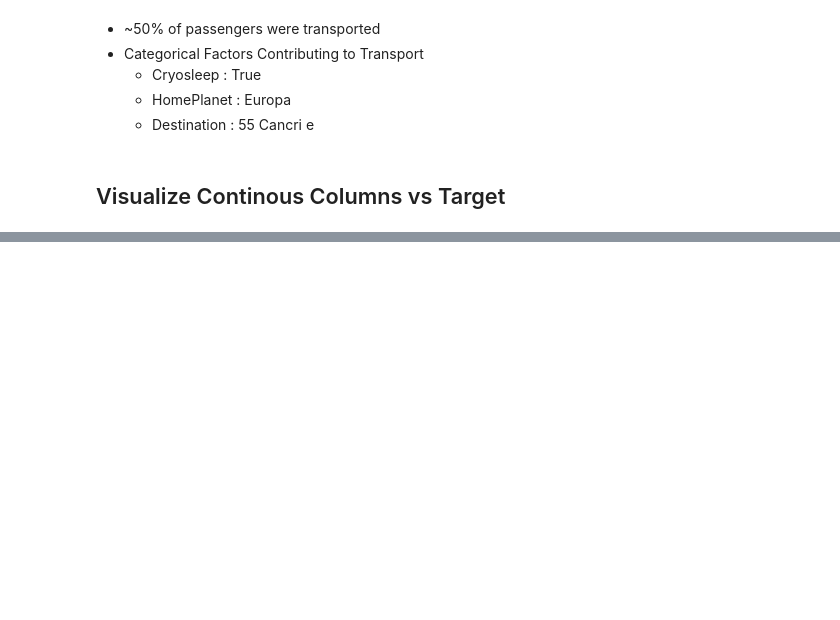
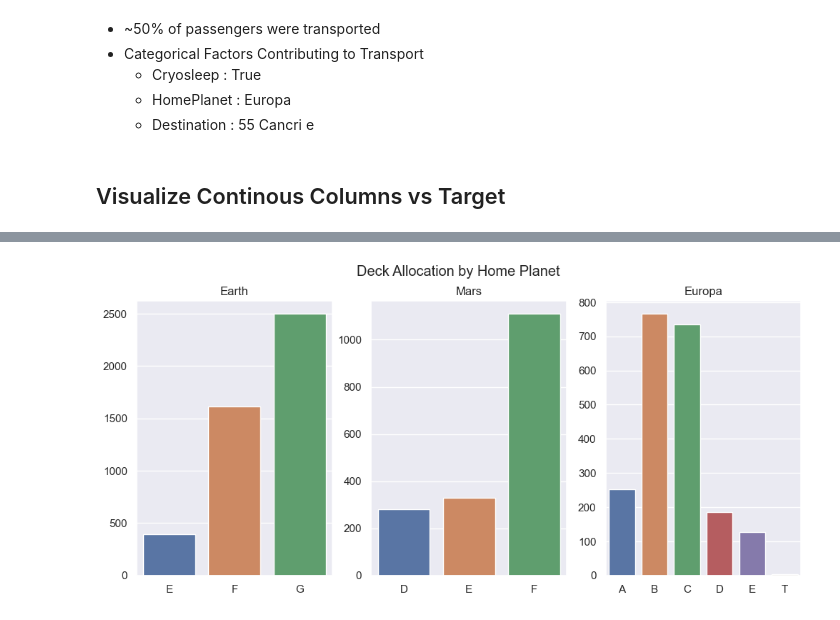
Before and after one commit to jmeisenh/SpaceTitanic, a Jupyter notebook: SST Submission.ipynb, the cells around one changed output, grey strips where cells are left out. Cells and saved outputs as stored; diff of their text form; code cells hidden in the pictures; blank space fills up the shorter version.

```diff
--- a/SST Submission.ipynb
+++ b/SST Submission.ipynb
@@ -148,0 +247,12 @@ for i in ameneties.columns:
+# %%
+# check for deck allocation distribution
+sns.set()
+fig, axes = plt.subplots(1, 3, figsize = (12,5))
+fig.suptitle('Deck Allocation by Home Planet')
+c = 0
+for i in ['Earth', 'Mars', 'Europa']:
+    sns.countplot(data = train.loc[(train['HomePlanet'] == i) & (train['Deck'].notna()), ['Deck']].sort_values('Deck'), x = 'Deck', ax = axes[c]).set(
+    ylabel = None, xlabel = None, title = f'{i}')
+    c += 1
+# %% [output]
+[figure, added]
```
Also changed, not shown: parts of 67 cells of this notebook, 1 other file.
